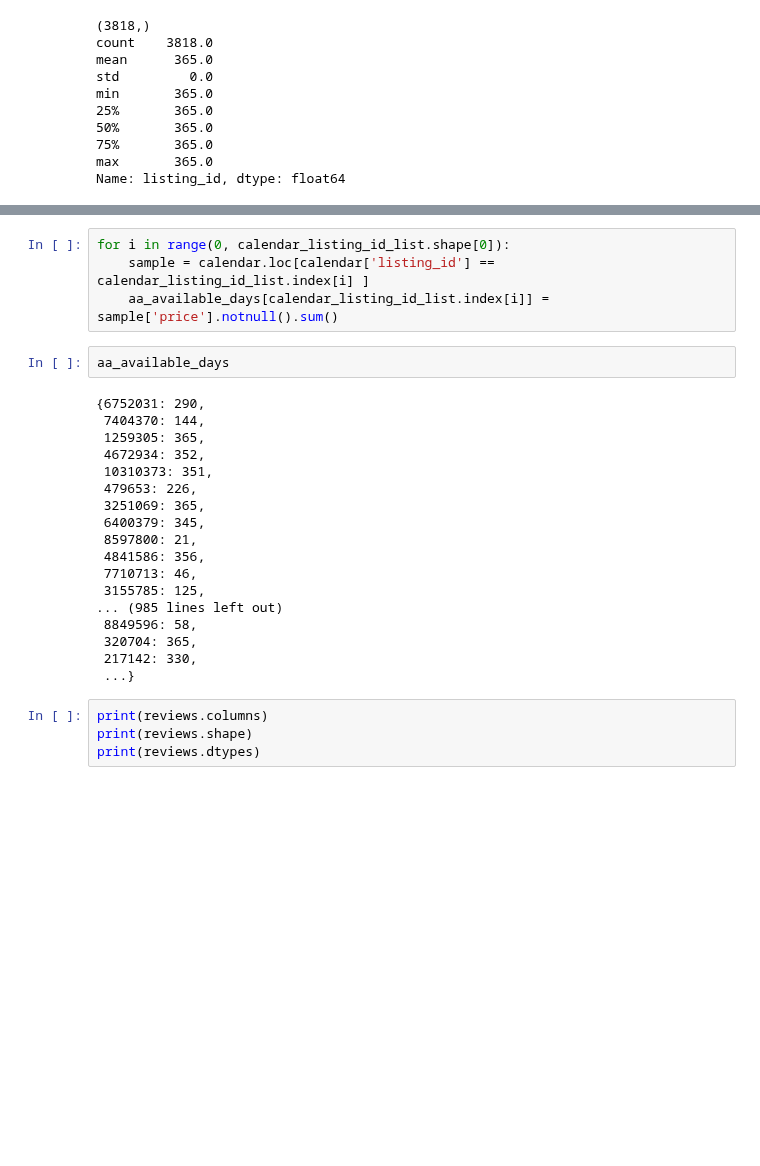
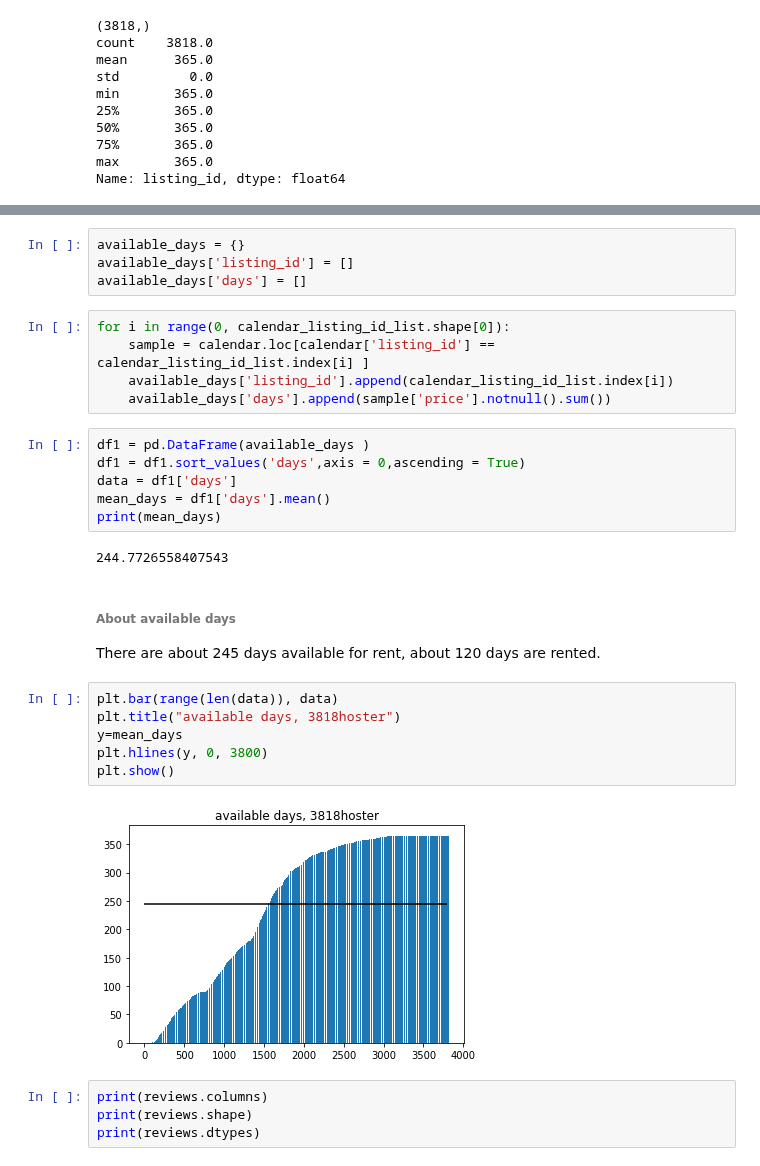
Before and after one commit to helloxms/Seattle_Airbnb_Open_Data_Analysis, a Jupyter notebook: seattle_airbnb_analysis.ipynb, the cells around one changed output, grey strips where cells are left out. Cells and saved outputs as stored; diff of their text form; blank space fills up the shorter version.

Commit message:
feat:add categoray data parse

```diff
--- a/seattle_airbnb_analysis.ipynb
+++ b/seattle_airbnb_analysis.ipynb
@@ -183,27 +175,31 @@ aa_available_days = {}
+# %%
+available_days = {}
+available_days['listing_id'] = []
+available_days['days'] = []
 # %%
 for i in range(0, calendar_listing_id_list.shape[0]):
     sample = calendar.loc[calendar['listing_id'] == calendar_listing_id_list.index[i] ]
-    aa_available_days[calendar_listing_id_list.index[i]] = sample['price'].notnull().sum()
+    available_days['listing_id'].append(calendar_listing_id_list.index[i])
+    available_days['days'].append(sample['price'].notnull().sum())
-# %%
-aa_available_days
-# %% [output]
-{6752031: 290,
- 7404370: 144,
- 1259305: 365,
- 4672934: 352,
- 10310373: 351,
- 479653: 226,
- 3251069: 365,
- 6400379: 345,
- 8597800: 21,
- 4841586: 356,
- 7710713: 46,
- 3155785: 125,
-... (985 lines left out)
- 8849596: 58,
- 320704: 365,
- 217142: 330,
- ...}
+# %%
+df1 = pd.DataFrame(available_days )
+df1 = df1.sort_values('days',axis = 0,ascending = True)
+data = df1['days']
+mean_days = df1['days'].mean()
+print(mean_days)
+# %% [output]
+244.7726558407543
+# %% [markdown]
+###### About available days
+There are about 245 days available for rent, about 120 days are rented.
+# %%
+plt.bar(range(len(data)), data)
+plt.title("available days, 3818hoster")
+y=mean_days
+plt.hlines(y, 0, 3800)
+plt.show()
+# %% [output]
+[figure, added]
 # %%
 print(reviews.columns)
 print(reviews.shape)
```
Also changed, not shown: parts of 61 cells of this notebook.
